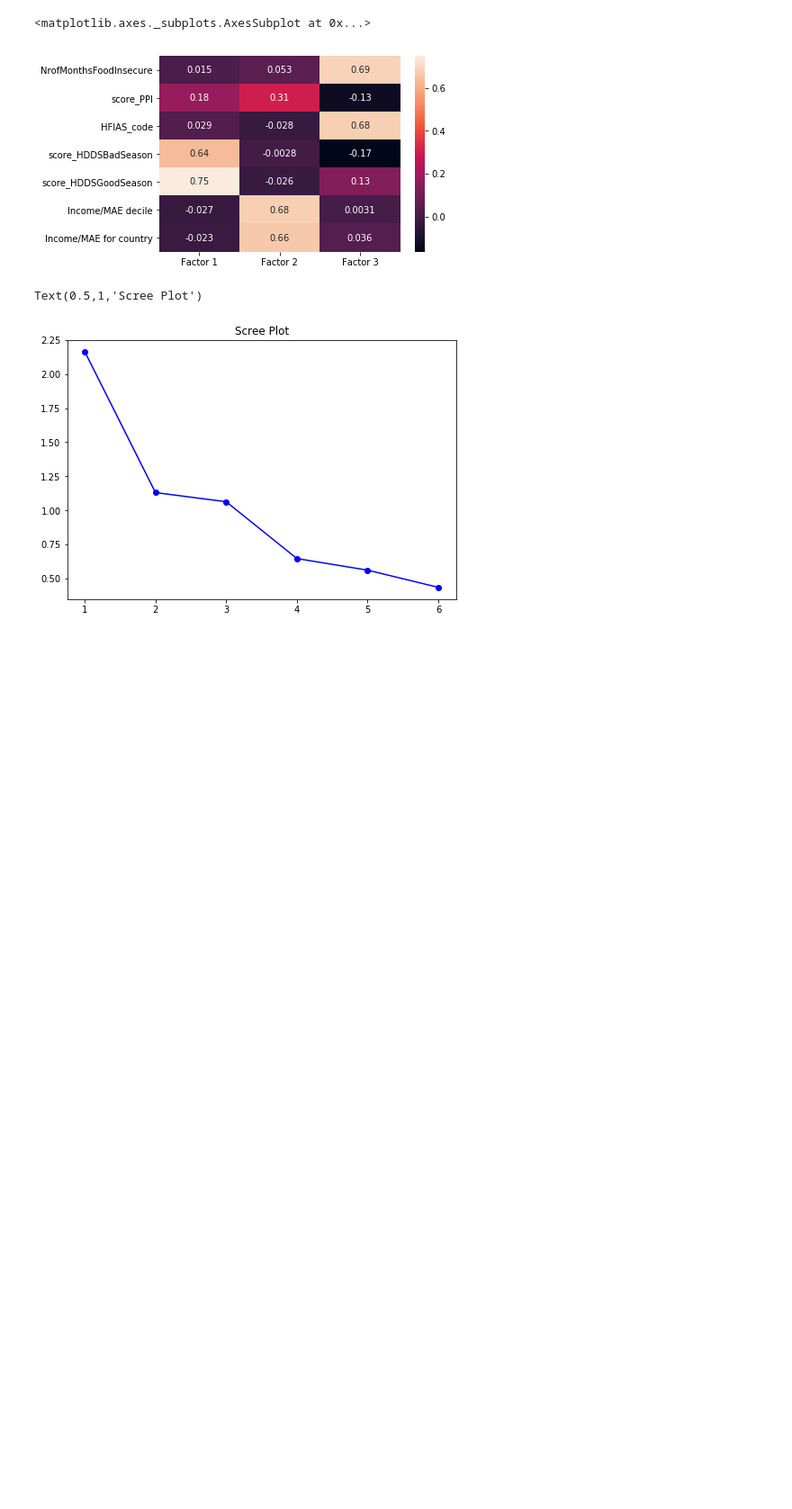
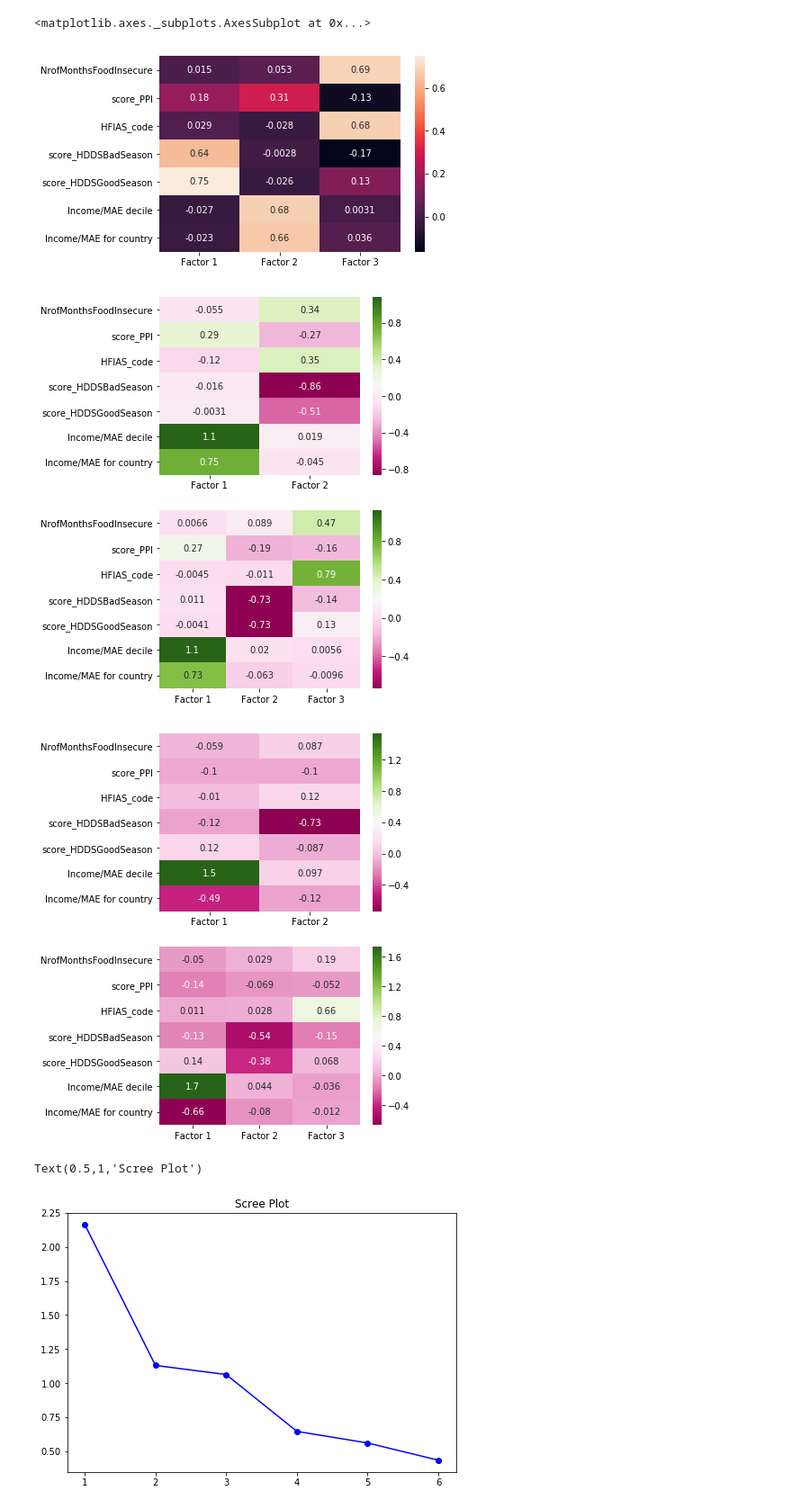
Before and after one commit to Clare3/Farming-competition-revisited-2, a Jupyter notebook: 3PCAonImputedValues.ipynb, the cells around one changed output. Shown at 90% size. Cells and saved outputs as stored; diff of their text form; code cells hidden in the pictures; blank space fills up the shorter version.

```diff
--- a/3PCAonImputedValues.ipynb
+++ b/3PCAonImputedValues.ipynb
@@ -35,3 +44,36 @@ def scree(fa):
     ax = fig.add_axes([0,0,1,1])
     ax.plot(index, eigs, 'bo-')
     ax.set_title('Scree Plot')
+# %%
+def show_loadings(data, min_facs=2, max_facs=3):
+    fig = plt.figure(figsize=(5,8))
+    axes = fig.subplots(max_facs-min_facs+1)
+    view=[]
+    model=[]
+    for i in range(max_facs-min_facs+1):
+        list_facs=['Factor 1']
+        for j in range(i+min_facs-1):
+            list_facs.append(str('Factor '+str(j+2)))
+        paf = smf.Factor(data, missing='drop', n_factor=i+min_facs).fit()
+        paf.rotate('oblimin')
+        view.append(pd.DataFrame(paf.loadings, index=data.columns, columns = list_facs[:i+min_facs]))
+        sns.heatmap(view[i], annot = True, ax=axes[i], cmap='PiYG')
+        model.append(paf)
+    return(view, model)
+# %%
+def show_score_matrix(data, min_facs=2, max_facs=3):
+    fig = plt.figure(figsize=(5,8))
+    axes = fig.subplots(max_facs-min_facs+1)
+    view=[]
+    model=[]
+    for i in range(max_facs-min_facs+1):
+        list_facs=['Factor 1']
+        for j in range(i+min_facs-1):
+            list_facs.append(str('Factor '+str(j+2)))
+        paf = smf.Factor(data, missing='drop', n_factor=i+min_facs).fit()
+        paf.rotate('oblimin')
+        paf_score=paf.factor_score_params('regression')
+        view.append(pd.DataFrame(paf_score, index=data.columns, columns = list_facs[:i+min_facs]))
+        sns.heatmap(view[i], annot = True, ax=axes[i], cmap='PiYG')
+        model.append(paf)
+    return(view, model)
@@ -102,4 +153,12 @@ sns.heatmap(pca3loadings, annot=True)
 # %% [output]
 <matplotlib.axes._subplots.AxesSubplot at 0x...>
 [figure]
+# %%
+# and with PAF instead:
+loadings_views, loadings_models = show_loadings(indicators_mean_imputed)
+# loading matrices first, then score matrices
+scores_view, scores_models = show_score_matrix(indicators_mean_imputed)
+# %% [output]
+[figure, added]
+[figure, added]
 # %%
```
Also changed, not shown: parts of 60 cells of this notebook, 1 other file.
